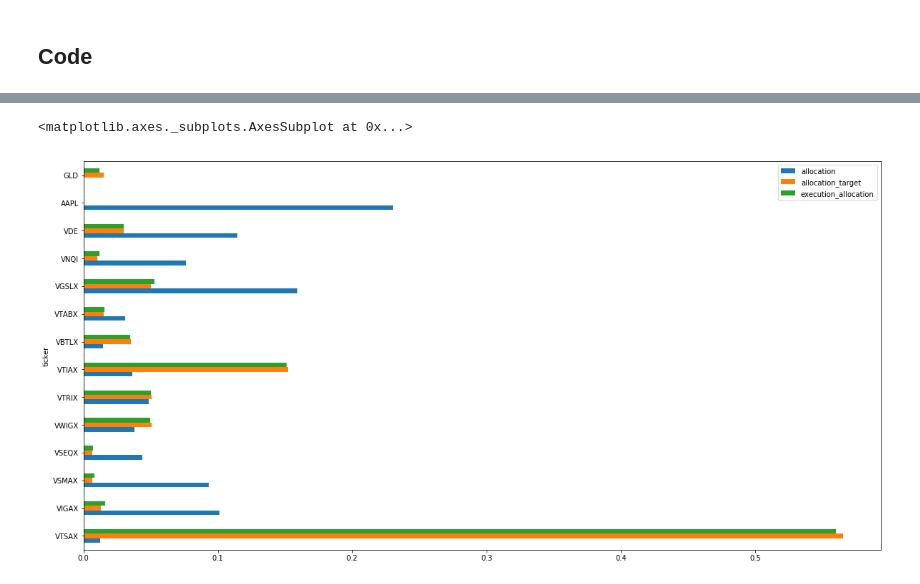
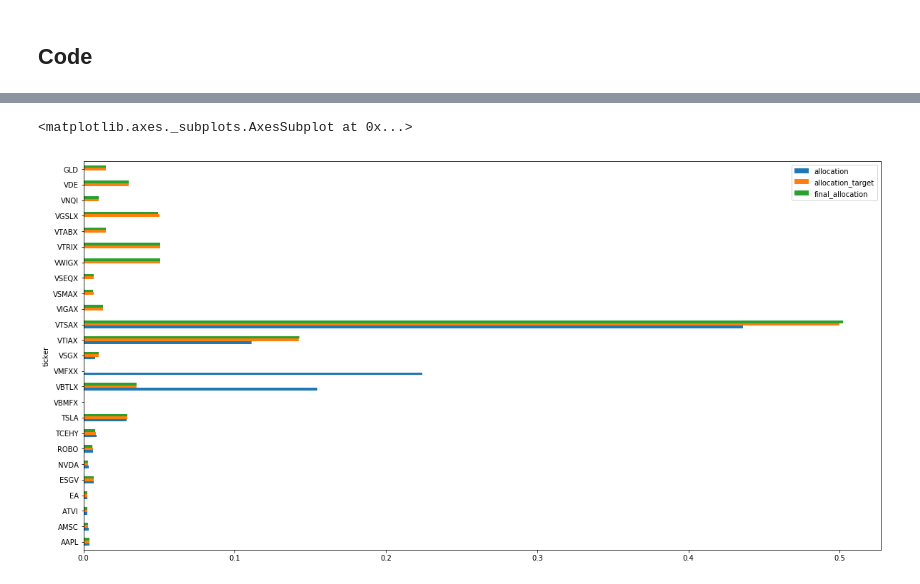
Before and after one commit to pogoetic/rebalance, a Jupyter notebook: portfolio_rebalance_post.ipynb, the cells around one changed output, grey strips where cells are left out. Cells and saved outputs as stored; diff of their text form; code cells hidden in the pictures.

Commit message:
bugfix for distribution of new assets into accounts for new money in

```diff
--- a/portfolio_rebalance_post.ipynb
+++ b/portfolio_rebalance_post.ipynb
@@ -128,5 +161,9 @@ ohlc = ohlc.to_frame(name='close')
 
 #drop our date index since its only the latest data
 ohlc2=ohlc.reset_index(level=1, drop=True)
+
+#Manual fix for known bad_tickers which Tiingo can't find, adjust to suit your needs
+if 'VMFXX' in bad_tickers:
+    ohlc2.loc['VMFXX'] = 1.0
 # %%
 #concatenate target allocation and latest prices with our portfolio
@@ -235,0 +199,23 @@ Allocation Success!
+# %%
+#Calculate our current allocation, target, and the change we need to hit target
+total_val = rebal_port.value.sum()
+rebal_port['allocation'] = rebal_port.value/rebal_port.value.sum()
+rebal_port['allocation_target'] = rebal_port.allocation_target/rebal_port.allocation_target.sum()
+rebal_port['correction'] = rebal_port.allocation_target - rebal_port.allocation
+
+#Factor in any new money entering the portfolio and determine necessary changes in value and shares
+rebal_port['value_chg'] = (total_val * rebal_port.correction) + rebal_port.new_money_in
+rebal_port['shares_chg'] = rebal_port.value_chg / rebal_port.close
+rebal_port.loc[rebal_port.value_chg.isna() & rebal_port.shares > 0,['shares_chg']]=-rebal_port.shares #sell all shares of securities not in our target portfolio
+
+#Round off shares to whole numbers, except when we are fully exiting a position
+rebal_port['shares_chg_round'] = rebal_port.shares_chg
+rebal_port = rebal_port.astype({'shares_chg_round': int})
+rebal_port['final_shares_chg'] = rebal_port.shares_chg
+rebal_port.loc[np.round(rebal_port.shares_chg+rebal_port.shares)!=0,['final_shares_chg']]=rebal_port.shares_chg_round*1.0
+rebal_port.drop(['shares_chg_round'],axis=1,inplace=True)
+
+#Calculate initial new shares and values
+rebal_port['new_shares'] = np.round(rebal_port.shares + rebal_port.final_shares_chg,3)
+rebal_port['new_value'] = rebal_port.new_shares * rebal_port.close #due to share rounding, there will be slight variance vs. portfolio starting value
+rebal_port['new_value_chg'] = rebal_port.final_shares_chg * rebal_port.close
@@ -236,2 +228,18 @@ Allocation Success!
+# %%
+#Merge our rebalanced portfolio with our stable portfolio for our execution portfolio
+stable_port['value_chg'] = 0
+stable_port['shares_chg']=0
+stable_port['final_shares_chg'] = 0
+stable_port['new_value_chg'] = 0
+stable_port['new_shares'] = stable_port.shares
+stable_port['new_value'] = stable_port.value
+exec_port = pd.concat([rebal_port,stable_port],sort=False)
+exec_port.drop(columns=['timedelta','rebal_flag_thresh','rebal_flag_time','rebal_flag_exit','rebal_flag_newmoney','value_chg','shares_chg'],inplace=True)
+
+#Reset allocations to be based on all securities
+exec_port['allocation'] = exec_port.value/exec_port.value.sum()
+exec_port['allocation_target'] = exec_port.allocation_target/exec_port.allocation_target.sum()
+exec_port['correction'] = exec_port.allocation_target - exec_port.allocation
+exec_port['final_allocation'] = exec_port.new_value / exec_port.new_value.sum()
 # %%
 #Lets look at all our work to get to our target portfolio
@@ -277,7 +265,7 @@ display_port
 # %%
 #Lets add a bar chart here to show the new allocation vs. the target allocation and vs. the original portfolio
-graph_port = display_port[['ticker','allocation','allocation_target','execution_allocation']].copy()
+graph_port = exec_port[['ticker','allocation','allocation_target','final_allocation']].copy()
 graph_port.plot.barh(x='ticker',figsize=(20,10))
 # %% [output]
 <matplotlib.axes._subplots.AxesSubplot at 0x...>
-[figure, old version]
+[figure, new version]
```
Also changed, not shown: parts of 18 cells of this notebook, 1 other file.
